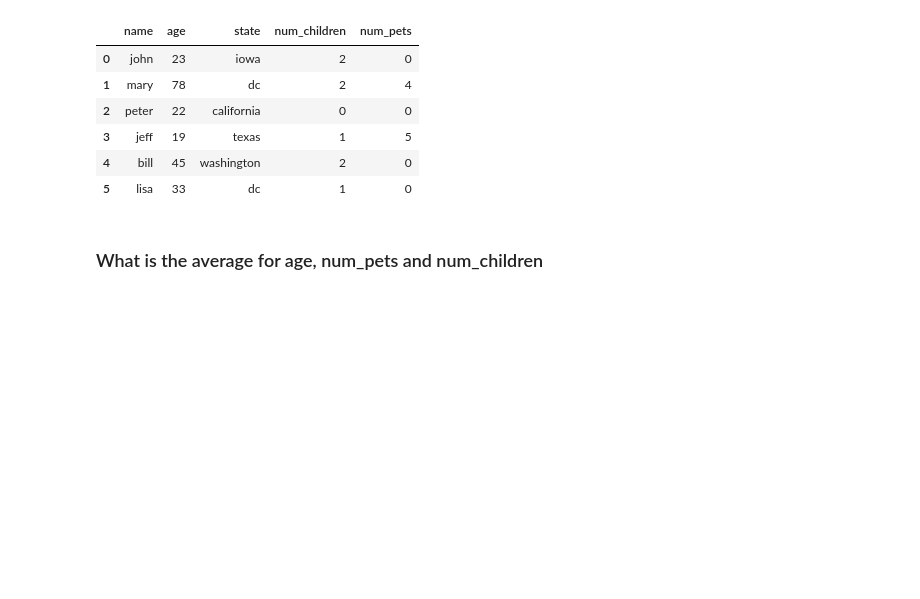
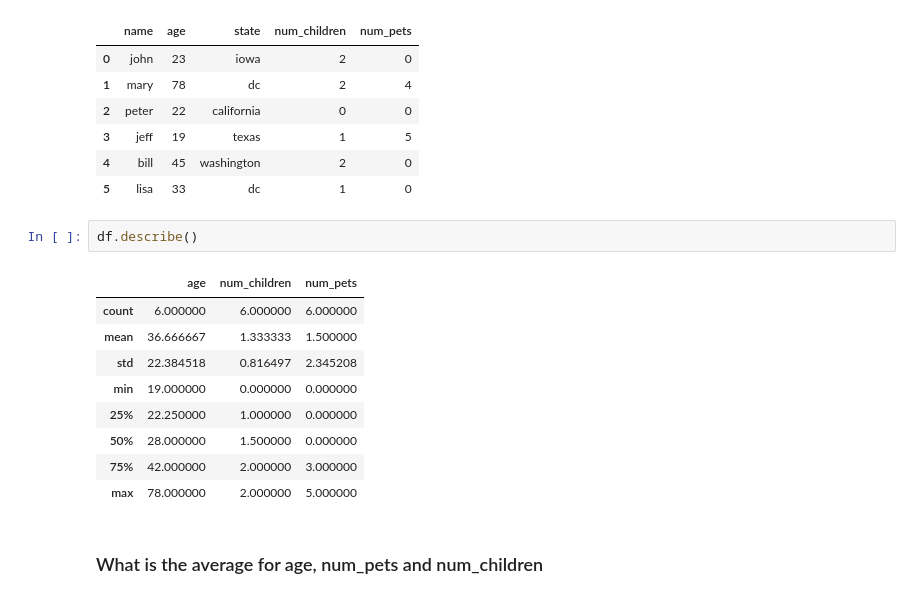
Before and after one commit to Make-School-Courses/DS-1.1-Data-Analysis, a Jupyter notebook: Notebooks/Pandas_Intro.ipynb, the cells around one changed output. Cells and saved outputs as stored; diff of their text form; blank space fills up the shorter version.

```diff
--- a/Notebooks/Pandas_Intro.ipynb
+++ b/Notebooks/Pandas_Intro.ipynb
@@ -163,6 +188,18 @@ df
 | 3 | jeff | 19 | texas | 1 | 5 |
 | 4 | bill | 45 | washington | 2 | 0 |
 | 5 | lisa | 33 | dc | 1 | 0 |
+# %%
+df.describe()
+# %% [output]
+|  | age | num_children | num_pets |
+| count | 6.000000 | 6.000000 | 6.000000 |
+| mean | 36.666667 | 1.333333 | 1.500000 |
+| std | 22.384518 | 0.816497 | 2.345208 |
+| min | 19.000000 | 0.000000 | 0.000000 |
+| 25% | 22.250000 | 1.000000 | 0.000000 |
+| 50% | 28.000000 | 1.500000 | 0.000000 |
+| 75% | 42.000000 | 2.000000 | 3.000000 |
+| max | 78.000000 | 2.000000 | 5.000000 |
 # %% [markdown]
 ### What is the average for age, num_pets and num_children
 # %%
```
Also changed, not shown: parts of 9 cells of this notebook, 3 other files.
